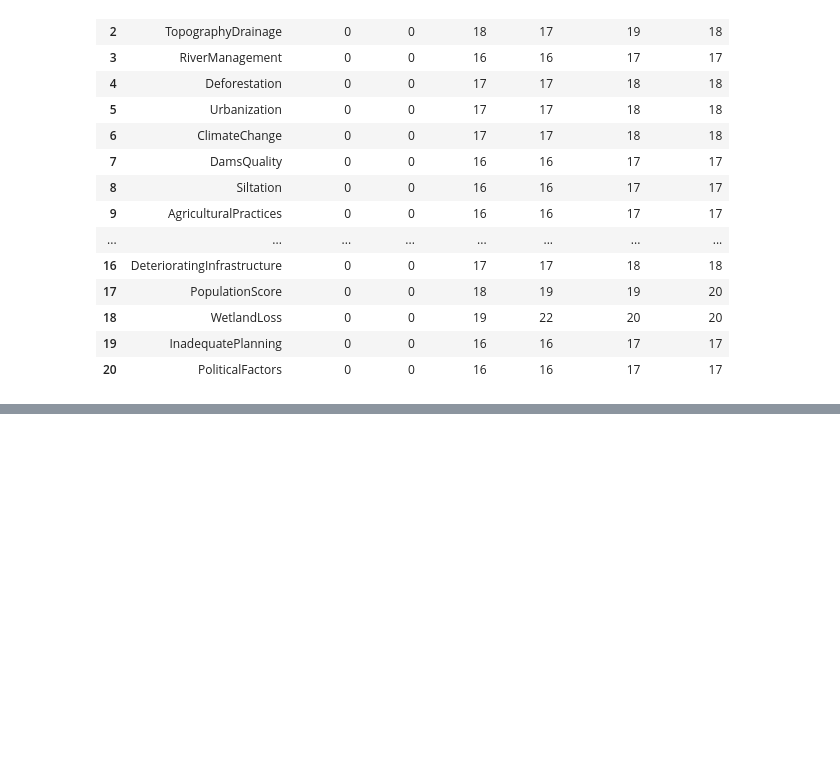
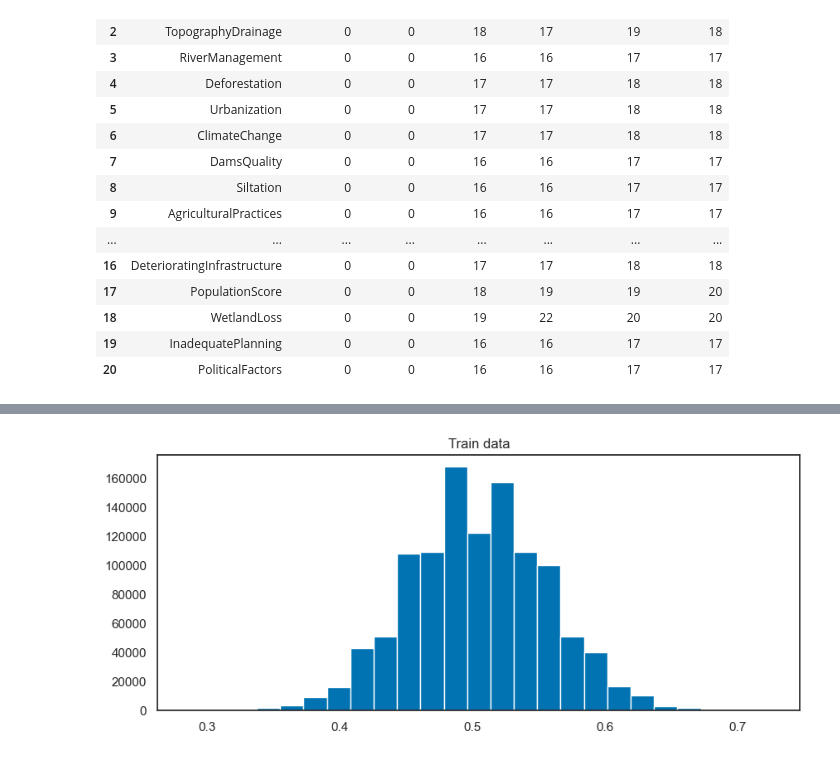
Before and after one commit to yashksaini-coder/Regression-with-Flood-Prediction, a Jupyter notebook: notebook.ipynb, the cells around one changed output, grey strips where cells are left out. Saved outputs shown, nothing was run; the diff lists cells and outputs as text; code cells hidden in the pictures; blank space fills up the shorter version.

```diff
--- a/notebook.ipynb
+++ b/notebook.ipynb
@@ -351,0 +360,7 @@ min_max_unique(train.drop(TARGET,axis=1),test)
+# %%
+plt.figure(figsize=(10, 4))
+plt.hist(train.FloodProbability, bins=25)
+plt.title("Train data")
+plt.show()
+# %% [output]
+[figure, added]
```
Also changed, not shown: parts of 4 cells of this notebook.
